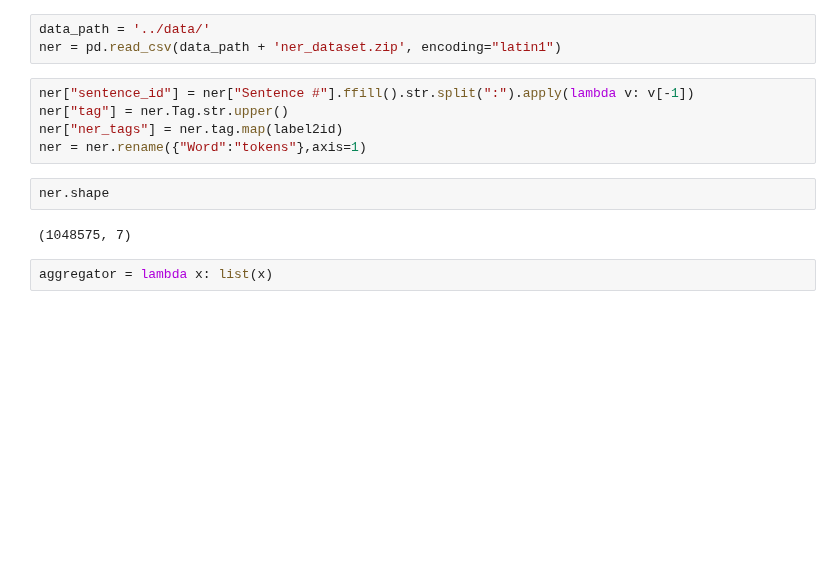
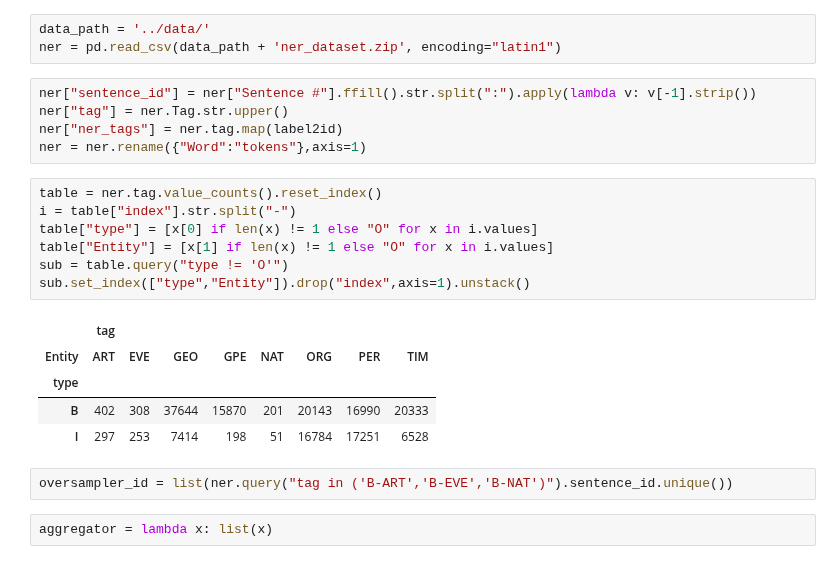
Before and after one commit to rafael-ariascalles/nlp-glg-clustering-pipeline, a Jupyter notebook: notebooks/HuggingfaceDatasetUpload.ipynb, the cells around one changed output. Saved outputs shown, nothing was run; the diff lists cells and outputs as text; blank space fills up the shorter version.

```diff
--- a/notebooks/HuggingfaceDatasetUpload.ipynb
+++ b/notebooks/HuggingfaceDatasetUpload.ipynb
@@ -52,14 +52,25 @@ labels_name = ['O','B-PER','I-PER','B-ORG','I-ORG','B-GEO','I-GEO','B-GPE','I-GP
 data_path = '../data/'
 ner = pd.read_csv(data_path + 'ner_dataset.zip', encoding="latin1")
 # %%
-ner["sentence_id"] = ner["Sentence #"].ffill().str.split(":").apply(lambda v: v[-1])
+ner["sentence_id"] = ner["Sentence #"].ffill().str.split(":").apply(lambda v: v[-1].strip())
 ner["tag"] = ner.Tag.str.upper()
 ner["ner_tags"] = ner.tag.map(label2id)
 ner = ner.rename({"Word":"tokens"},axis=1)
-# %%
-ner.shape
-# %% [output]
-(1048575, 7)
+# %%
+table = ner.tag.value_counts().reset_index()
+i = table["index"].str.split("-")
+table["type"] = [x[0] if len(x) != 1 else "O" for x in i.values]
+table["Entity"] = [x[1] if len(x) != 1 else "O" for x in i.values]
+sub = table.query("type != 'O'")
+sub.set_index(["type","Entity"]).drop("index",axis=1).unstack()
+# %% [output]
+|  | tag |  |  |  |  |  |  |  |
+| Entity | ART | EVE | GEO | GPE | NAT | ORG | PER | TIM |
+| type |  |  |  |  |  |  |  |  |
+| B | 402 | 308 | 37644 | 15870 | 201 | 20143 | 16990 | 20333 |
+| I | 297 | 253 | 7414 | 198 | 51 | 16784 | 17251 | 6528 |
+# %%
+oversampler_id = list(ner.query("tag in ('B-ART','B-EVE','B-NAT')").sentence_id.unique())
 # %%
 aggregator = lambda x: list(x)
 # %%
```
Also changed, not shown: parts of 12 cells of this notebook.
